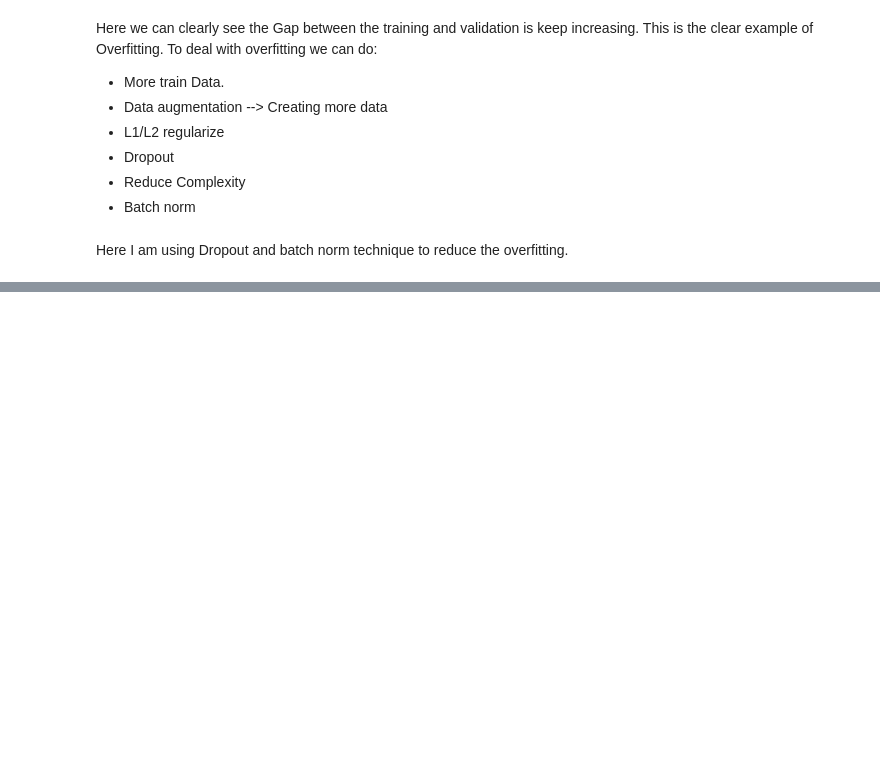
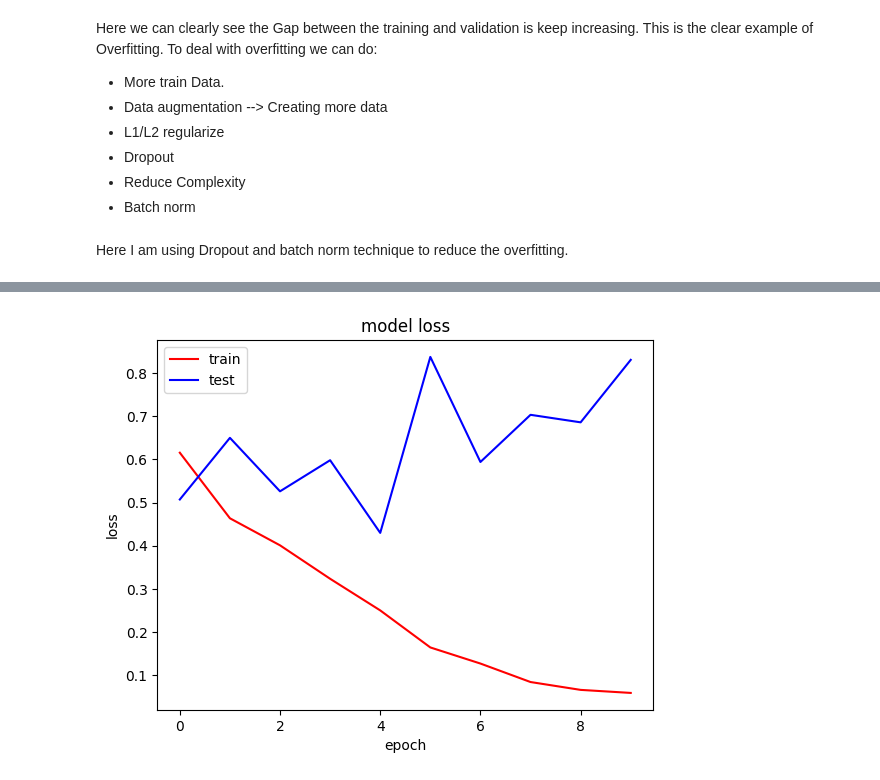
Before and after one commit to Arjun1425/DeepLearning, a Jupyter notebook: Cat Vs Dog Image Classification/Cat vs Dog.ipynb, the cells around one changed output, grey strips where cells are left out. Drawn from its saved outputs; the diff is of its cells as text; code cells hidden in the pictures; blank space fills up the shorter version.

```diff
--- a/Cat Vs Dog Image Classification/Cat vs Dog.ipynb
+++ b/Cat Vs Dog Image Classification/Cat vs Dog.ipynb
@@ -126,0 +206,10 @@ Here I am using Dropout and batch norm technique to reduce the overfitting.
+# %%
+plt.plot(history.history['loss'], label='train', color='r')
+plt.plot(history.history['val_loss'], label='test', color='b')
+plt.title('model loss')
+plt.ylabel('loss')
+plt.xlabel('epoch')
+plt.legend()
+plt.show()
+# %% [output]
+[figure, added]
```
Also changed, not shown: parts of 5 cells of this notebook.
